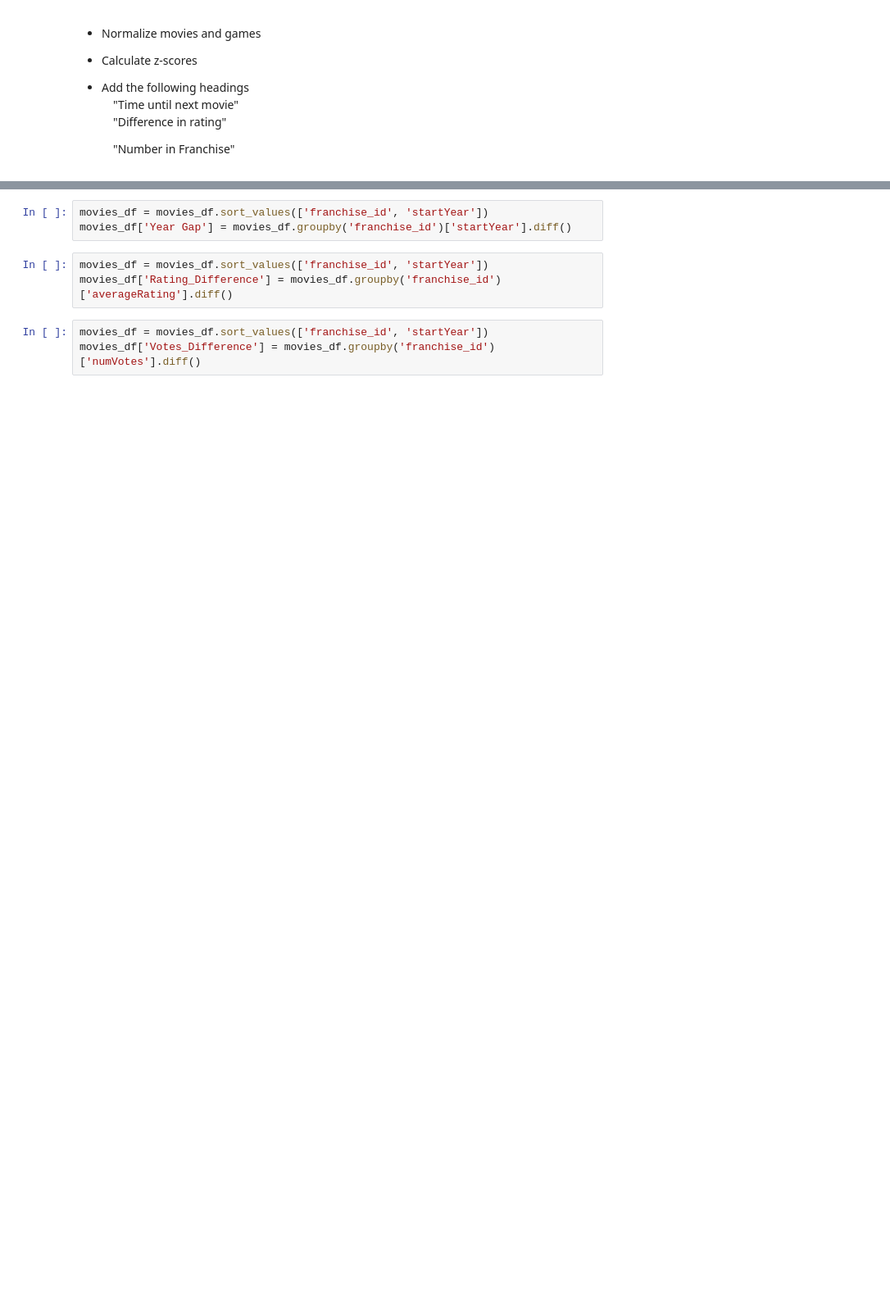
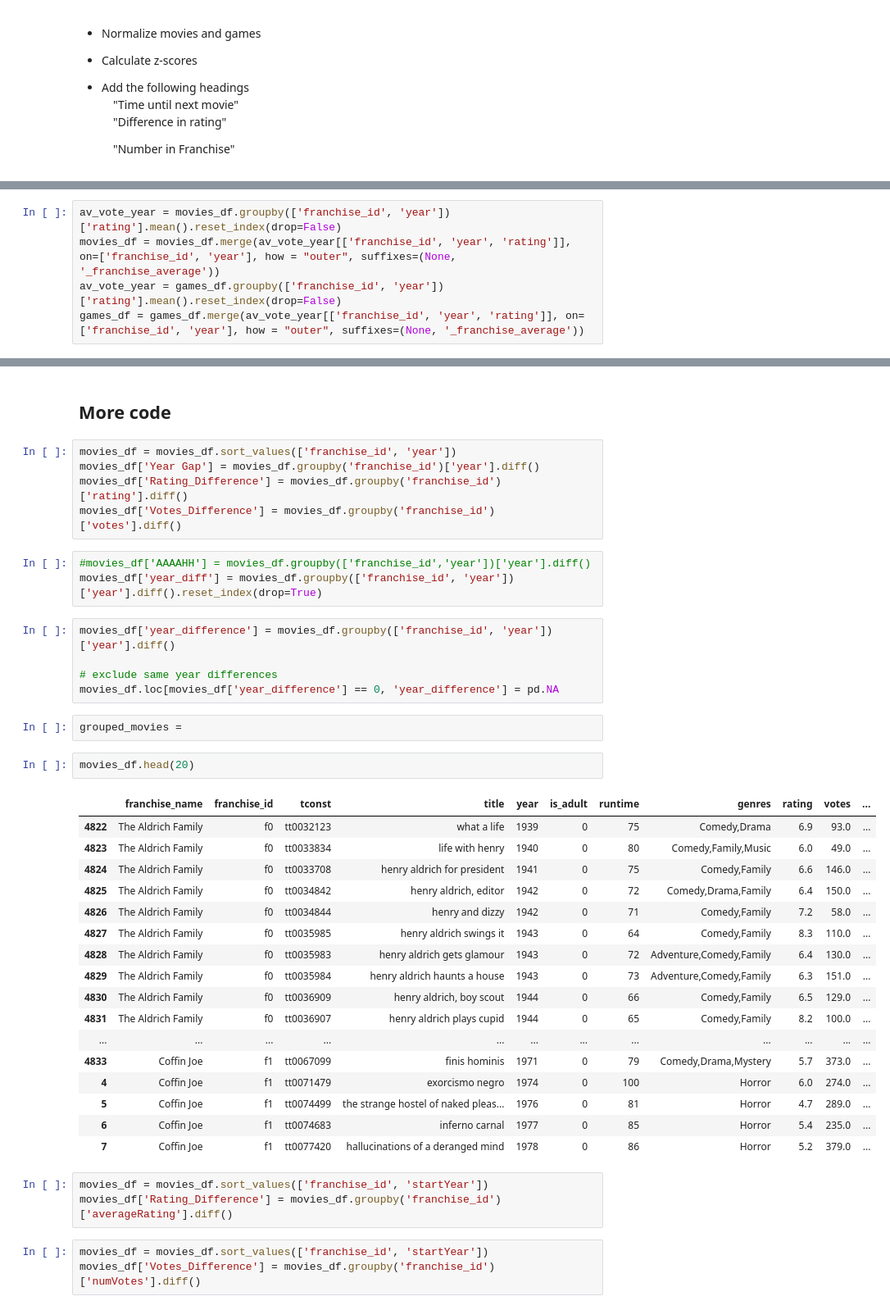
Before and after one commit to adambrennan150/Franchises, a Jupyter notebook: Initial_Analysis.ipynb, the cells around one changed output, grey strips where cells are left out. Shown at 82% size. Cells and saved outputs as stored; diff of their text form; blank space fills up the shorter version.

```diff
--- a/Initial_Analysis.ipynb
+++ b/Initial_Analysis.ipynb
@@ -76,0 +121,5 @@ movies_df['Position'] = movies_df.groupby("franchise_id")["startYear"].rank(meth
+# %%
+av_vote_year = movies_df.groupby(['franchise_id', 'year'])['rating'].mean().reset_index(drop=False)
+movies_df = movies_df.merge(av_vote_year[['franchise_id', 'year', 'rating']], on=['franchise_id', 'year'], how = "outer", suffixes=(None, '_franchise_average'))
+av_vote_year = games_df.groupby(['franchise_id', 'year'])['rating'].mean().reset_index(drop=False)
+games_df = games_df.merge(av_vote_year[['franchise_id', 'year', 'rating']], on=['franchise_id', 'year'], how = "outer", suffixes=(None, '_franchise_average'))
@@ -77,6 +148,40 @@ movies_df['Position'] = movies_df.groupby("franchise_id")["startYear"].rank(meth
+# %% [markdown]
+## More code
 # %%
-movies_df = movies_df.sort_values(['franchise_id', 'startYear'])
-movies_df['Year Gap'] = movies_df.groupby('franchise_id')['startYear'].diff()
+movies_df = movies_df.sort_values(['franchise_id', 'year'])
+movies_df['Year Gap'] = movies_df.groupby('franchise_id')['year'].diff()
+movies_df['Rating_Difference'] = movies_df.groupby('franchise_id')['rating'].diff()
+movies_df['Votes_Difference'] = movies_df.groupby('franchise_id')['votes'].diff()
+# %%
+#movies_df['AAAAHH'] = movies_df.groupby(['franchise_id','year'])['year'].diff()
+movies_df['year_diff'] = movies_df.groupby(['franchise_id', 'year'])['year'].diff().reset_index(drop=True)
+# %%
+movies_df['year_difference'] = movies_df.groupby(['franchise_id', 'year'])['year'].diff()
+
+# exclude same year differences
+movies_df.loc[movies_df['year_difference'] == 0, 'year_difference'] = pd.NA
+# %%
+grouped_movies =
+# %%
+movies_df.head(20)
+# %% [output]
+|  | franchise_name | franchise_id | tconst | title | year | is_adult | runtime | genres | rating | votes | ... |
+| 4822 | The Aldrich Family | f0 | tt0032123 | what a life | 1939 | 0 | 75 | Comedy,Drama | 6.9 | 93.0 | ... |
+| 4823 | The Aldrich Family | f0 | tt0033834 | life with henry | 1940 | 0 | 80 | Comedy,Family,Music | 6.0 | 49.0 | ... |
+| 4824 | The Aldrich Family | f0 | tt0033708 | henry aldrich for president | 1941 | 0 | 75 | Comedy,Family | 6.6 | 146.0 | ... |
+| 4825 | The Aldrich Family | f0 | tt0034842 | henry aldrich, editor | 1942 | 0 | 72 | Comedy,Drama,Family | 6.4 | 150.0 | ... |
+| 4826 | The Aldrich Family | f0 | tt0034844 | henry and dizzy | 1942 | 0 | 71 | Comedy,Family | 7.2 | 58.0 | ... |
+| 4827 | The Aldrich Family | f0 | tt0035985 | henry aldrich swings it | 1943 | 0 | 64 | Comedy,Family | 8.3 | 110.0 | ... |
+| 4828 | The Aldrich Family | f0 | tt0035983 | henry aldrich gets glamour | 1943 | 0 | 72 | Adventure,Comedy,Family | 6.4 | 130.0 | ... |
+| 4829 | The Aldrich Family | f0 | tt0035984 | henry aldrich haunts a house | 1943 | 0 | 73 | Adventure,Comedy,Family | 6.3 | 151.0 | ... |
+| 4830 | The Aldrich Family | f0 | tt0036909 | henry aldrich, boy scout | 1944 | 0 | 66 | Comedy,Family | 6.5 | 129.0 | ... |
+| 4831 | The Aldrich Family | f0 | tt0036907 | henry aldrich plays cupid | 1944 | 0 | 65 | Comedy,Family | 8.2 | 100.0 | ... |
+| ... | ... | ... | ... | ... | ... | ... | ... | ... | ... | ... | ... |
+| 4833 | Coffin Joe | f1 | tt0067099 | finis hominis | 1971 | 0 | 79 | Comedy,Drama,Mystery | 5.7 | 373.0 | ... |
+| 4 | Coffin Joe | f1 | tt0071479 | exorcismo negro | 1974 | 0 | 100 | Horror | 6.0 | 274.0 | ... |
+| 5 | Coffin Joe | f1 | tt0074499 | the strange hostel of naked pleas... | 1976 | 0 | 81 | Horror | 4.7 | 289.0 | ... |
+| 6 | Coffin Joe | f1 | tt0074683 | inferno carnal | 1977 | 0 | 85 | Horror | 5.4 | 235.0 | ... |
+| 7 | Coffin Joe | f1 | tt0077420 | hallucinations of a deranged mind | 1978 | 0 | 86 | Horror | 5.2 | 379.0 | ... |
 # %%
 movies_df = movies_df.sort_values(['franchise_id', 'startYear'])
 movies_df['Rating_Difference'] = movies_df.groupby('franchise_id')['averageRating'].diff()
```
Also changed, not shown: parts of 51 cells of this notebook.
